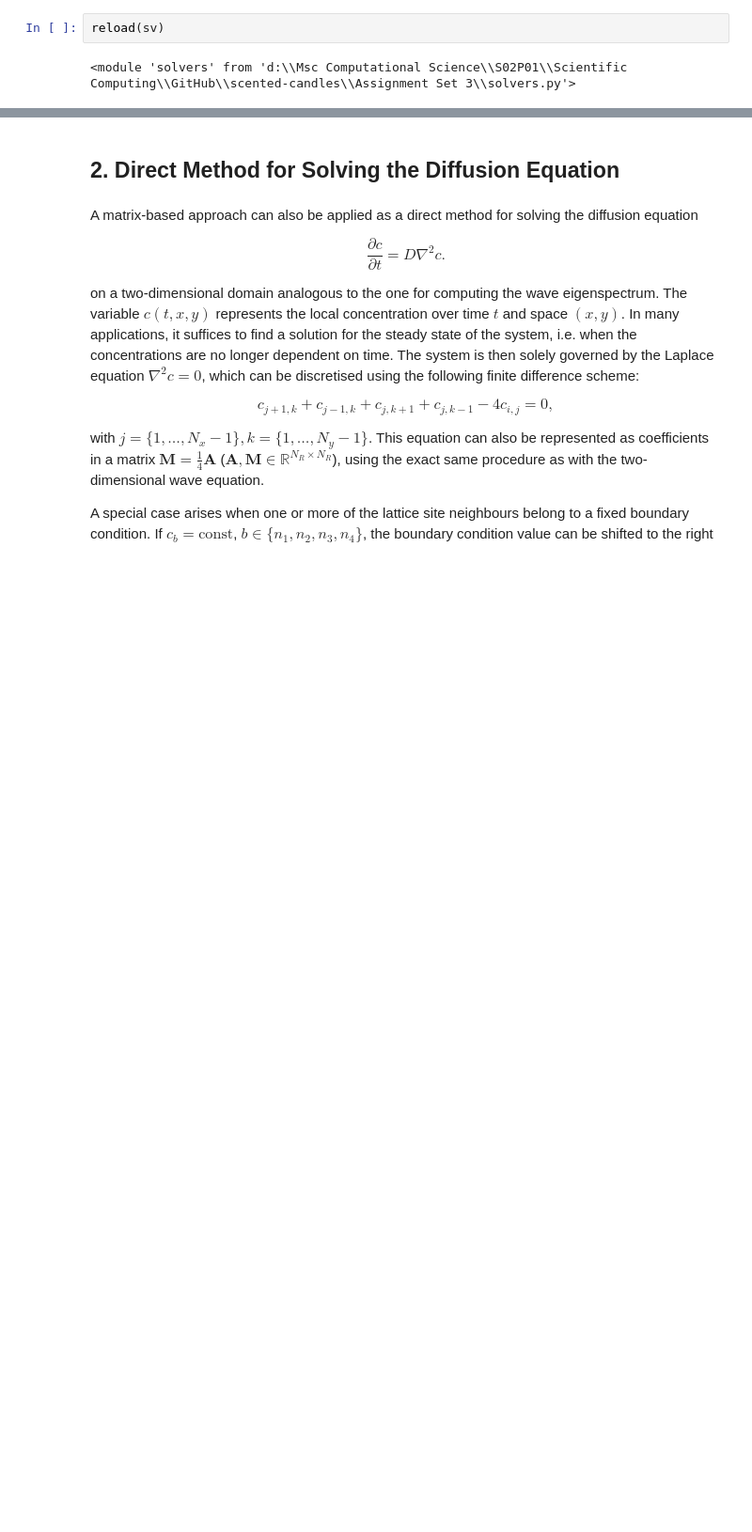
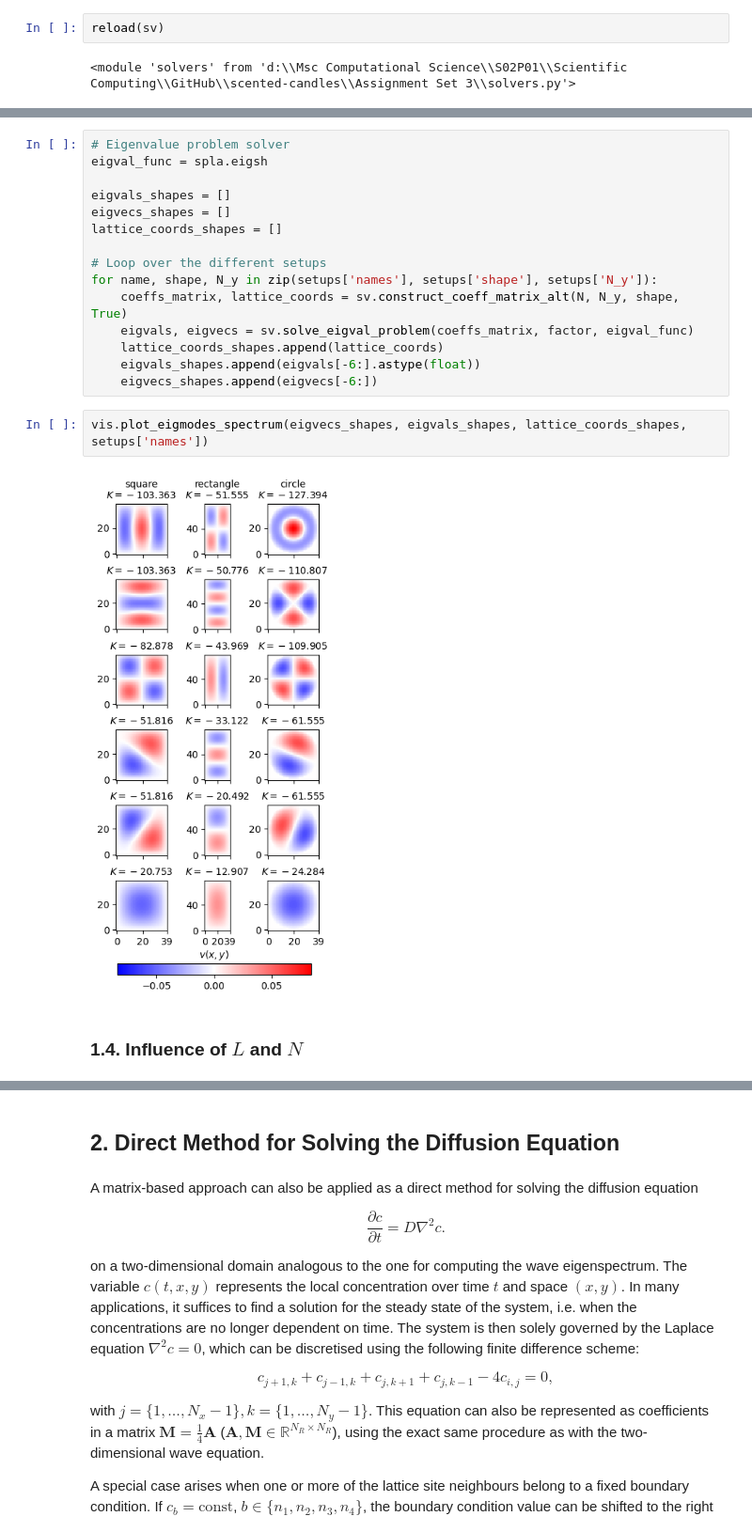
Before and after one commit to mboyan/scented-candles, a Jupyter notebook: Assignment Set 3/AssignmentSet3.ipynb, the cells around one changed output, grey strips where cells are left out. Shown at 94% size. Cells and saved outputs as stored; diff of their text form; blank space fills up the shorter version.

```diff
--- a/Assignment Set 3/AssignmentSet3.ipynb
+++ b/Assignment Set 3/AssignmentSet3.ipynb
@@ -231,0 +243,21 @@ eig for circle with 1264 points took 0.44 seconds
+# %%
+# Eigenvalue problem solver
+eigval_func = spla.eigsh
+
+eigvals_shapes = []
+eigvecs_shapes = []
+lattice_coords_shapes = []
+
+# Loop over the different setups
+for name, shape, N_y in zip(setups['names'], setups['shape'], setups['N_y']):
+    coeffs_matrix, lattice_coords = sv.construct_coeff_matrix_alt(N, N_y, shape, True)
+    eigvals, eigvecs = sv.solve_eigval_problem(coeffs_matrix, factor, eigval_func)
+    lattice_coords_shapes.append(lattice_coords)
+    eigvals_shapes.append(eigvals[-6:].astype(float))
+    eigvecs_shapes.append(eigvecs[-6:])
+# %%
+vis.plot_eigmodes_spectrum(eigvecs_shapes, eigvals_shapes, lattice_coords_shapes, setups['names'])
+# %% [output]
+[figure, added]
+# %% [markdown]
+### 1.4. Influence of $L$ and $N$
```
Also changed, not shown: parts of 17 cells of this notebook, 3 other files.
